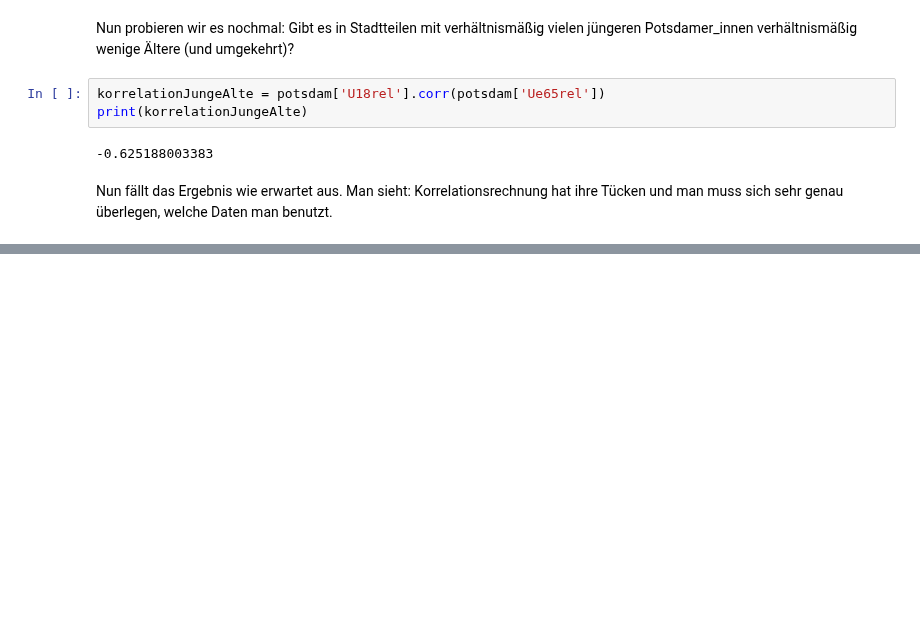
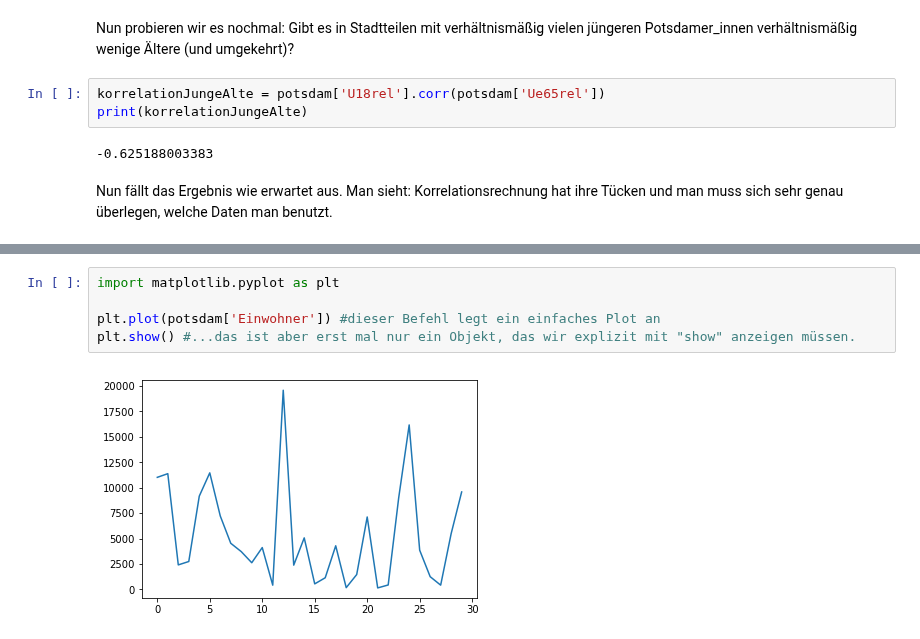
Before and after one commit to tschroeder10961/datascience-urban-segregation, a Jupyter notebook: PythonWorkshop/Variance and correlations.ipynb, the cells around one changed output, grey strips where cells are left out. Cells and saved outputs as stored; diff of their text form; blank space fills up the shorter version.

Commit message:
Ergänzung um Visualisierungen mit Matplotlib
vgl. Vorführungen in der Sitzung am 11.1.

```diff
--- a/PythonWorkshop/Variance and correlations.ipynb
+++ b/PythonWorkshop/Variance and correlations.ipynb
@@ -156,0 +124,7 @@ Nun fällt das Ergebnis wie erwartet aus. Man sieht: Korrelationsrechnung hat ih
+# %%
+import matplotlib.pyplot as plt
+
+plt.plot(potsdam['Einwohner']) #dieser Befehl legt ein einfaches Plot an
+plt.show() #...das ist aber erst mal nur ein Objekt, das wir explizit mit "show" anzeigen müssen.
+# %% [output]
+[figure, added]
```
Also changed, not shown: parts of 26 cells of this notebook.
